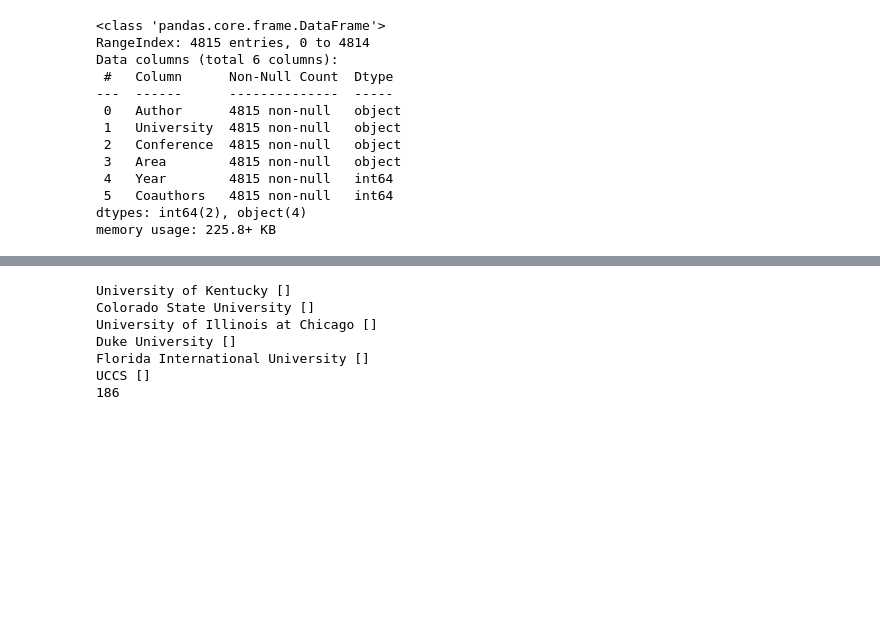
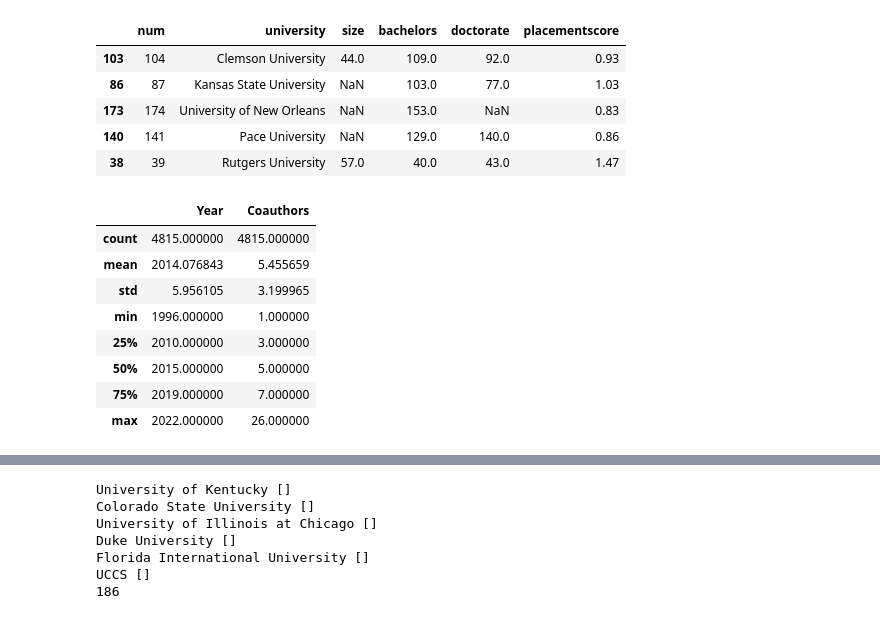
Before and after one commit to sachiniyer/my_college_rankings, a Jupyter notebook: main.ipynb, the cells around one changed output, grey strips where cells are left out. Drawn from its saved outputs; the diff is of its cells as text; code cells hidden in the pictures; blank space fills up the shorter version.

```diff
--- a/main.ipynb
+++ b/main.ipynb
@@ -81,18 +107,23 @@ memory usage: 8.7+ KB
+# %%
+dfplacement.sample(5)
+# %% [output]
+|  | num | university | size | bachelors | doctorate | placementscore |
+| 103 | 104 | Clemson University | 44.0 | 109.0 | 92.0 | 0.93 |
+| 86 | 87 | Kansas State University | NaN | 103.0 | 77.0 | 1.03 |
+| 173 | 174 | University of New Orleans | NaN | 153.0 | NaN | 0.83 |
+| 140 | 141 | Pace University | NaN | 129.0 | 140.0 | 0.86 |
+| 38 | 39 | Rutgers University | 57.0 | 40.0 | 43.0 | 1.47 |
 # %%
 dfbestpaper = pd.read_csv("data/best-paper.csv", delimiter='|')
 dfbestpaper = dfbestpaper.applymap(lambda x: x.strip() if isinstance(x, str) else x)
-dfbestpaper.info()
+dfbestpaper.describe()
 # %% [output]
-<class 'pandas.core.frame.DataFrame'>
-RangeIndex: 4815 entries, 0 to 4814
-Data columns (total 6 columns):
- #   Column      Non-Null Count  Dtype
----  ------      --------------  -----
- 0   Author      4815 non-null   object
- 1   University  4815 non-null   object
- 2   Conference  4815 non-null   object
- 3   Area        4815 non-null   object
- 4   Year        4815 non-null   int64
- 5   Coauthors   4815 non-null   int64
-dtypes: int64(2), object(4)
-memory usage: 225.8+ KB
+|  | Year | Coauthors |
+| count | 4815.000000 | 4815.000000 |
+| mean | 2014.076843 | 5.455659 |
+| std | 5.956105 | 3.199965 |
+| min | 1996.000000 | 1.000000 |
+| 25% | 2010.000000 | 3.000000 |
+| 50% | 2015.000000 | 5.000000 |
+| 75% | 2019.000000 | 7.000000 |
+| max | 2022.000000 | 26.000000 |
```
Also changed, not shown: parts of 12 cells of this notebook.
